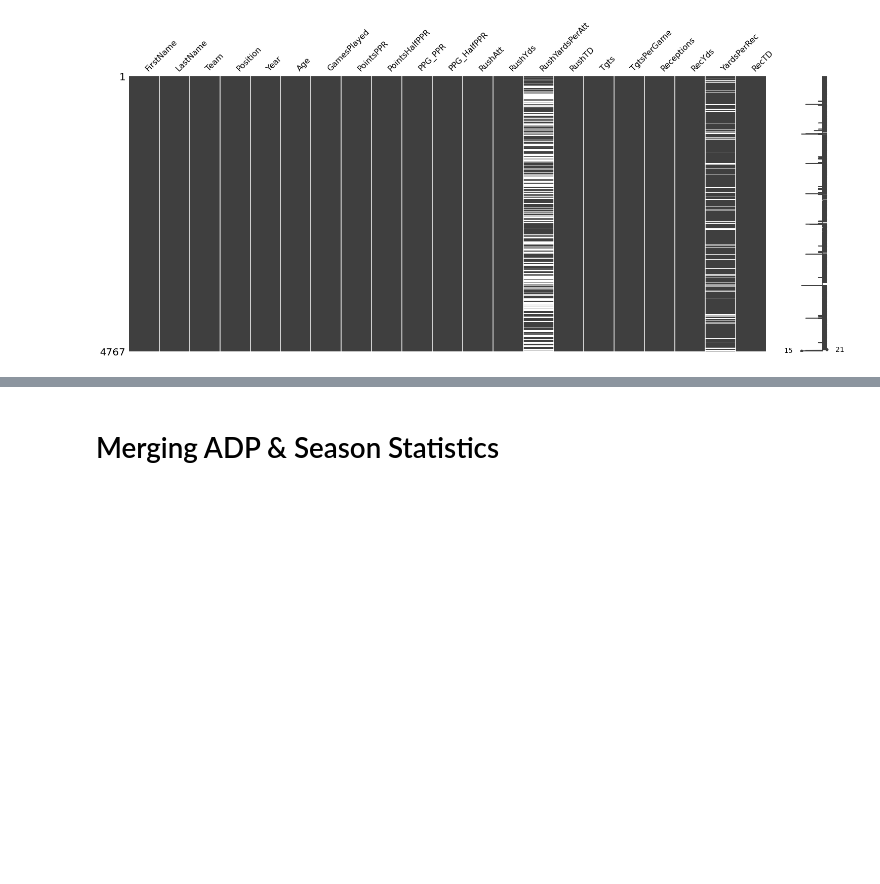
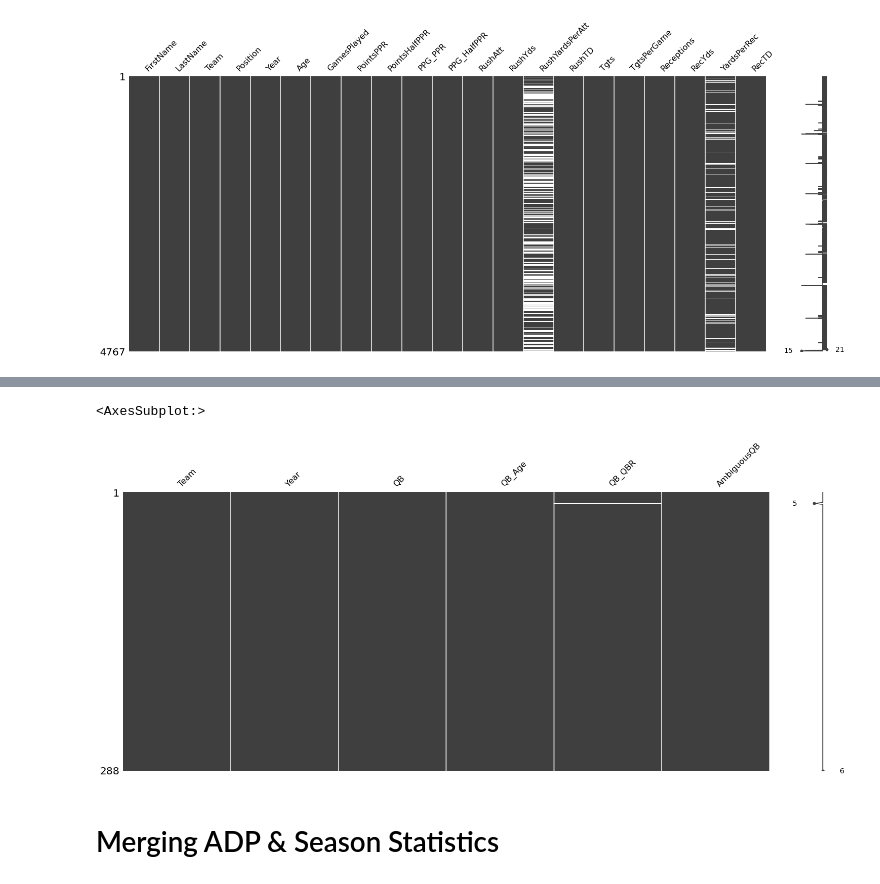
Before and after one commit to BrentonGraham/fantasy-football-ml, a Jupyter notebook: data/data_scraping.ipynb, the cells around one changed output, grey strips where cells are left out. Drawn from its saved outputs; the diff is of its cells as text; code cells hidden in the pictures; blank space fills up the shorter version.

Commit message:
Adding QB age and QBR data

```diff
--- a/data/data_scraping.ipynb
+++ b/data/data_scraping.ipynb
@@ -245,3 +297,9 @@ msno.matrix(stats_df)
+# %%
+# Checking for missing data - one missing QBR
+msno.matrix(qb_df)
+# %% [output]
+<AxesSubplot:>
+[figure, added]
 # %% [markdown]
 # Merging ADP & Season Statistics
 # %%
```
Also changed, not shown: parts of 4 cells of this notebook, 5 other files.
